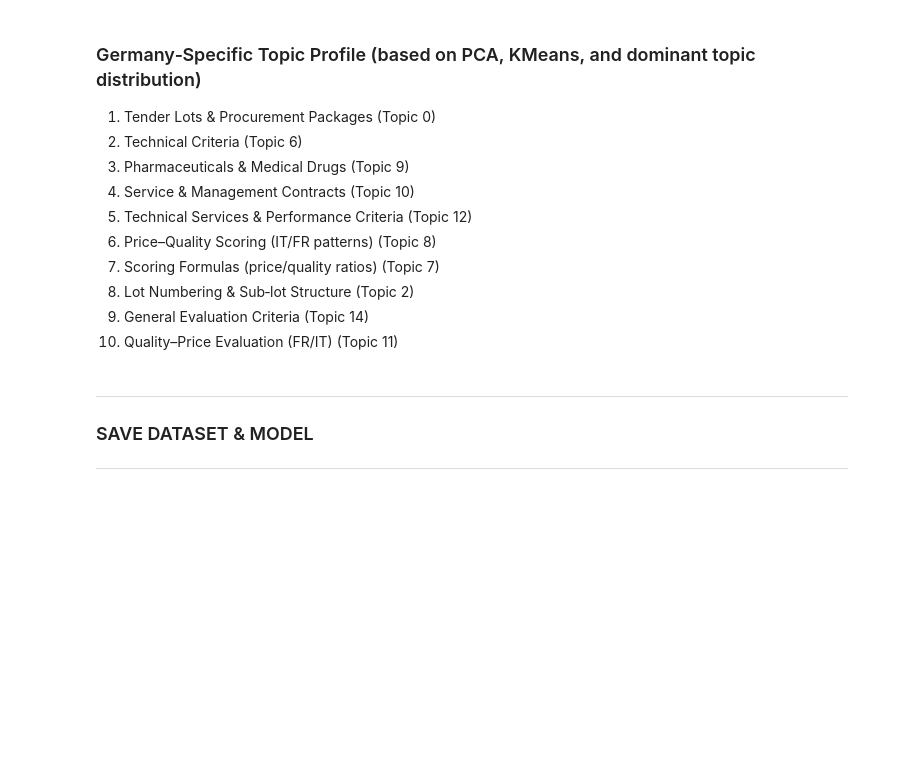
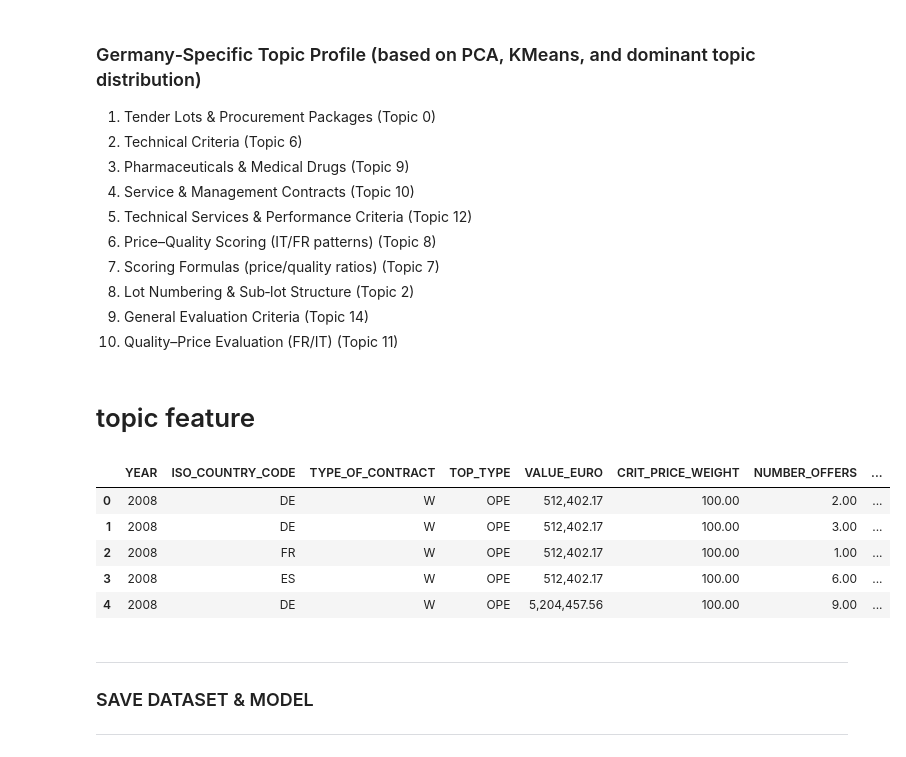
Before and after one commit to datascience-faina/public-procurement-support, a Jupyter notebook: notebooks/04_nlp_analysis.ipynb, the cells around one changed output. Cells and saved outputs as stored; diff of their text form; code cells hidden in the pictures; blank space fills up the shorter version.

```diff
--- a/notebooks/04_nlp_analysis.ipynb
+++ b/notebooks/04_nlp_analysis.ipynb
@@ -169,6 +173,3 @@ Index(['YEAR', 'ID_TYPE', 'CANCELLED', 'CORRECTIONS', 'ISO_COUNTRY_CODE',
-# %%
-# drop unnecessary column
-df = df.drop(columns="TEXT_ALL", errors="ignore").reset_index(drop=True)
 # %% [markdown]
 #### Notes: NLP Pipeline for Tender Risk Prediction
 
@@ -356,6 +296,21 @@ Name: count, dtype: int64
 8. Lot Numbering & Sub‑lot Structure (Topic 2)
 9. General Evaluation Criteria (Topic 14)
 10. Quality–Price Evaluation (FR/IT) (Topic 11)
+# %% [markdown]
+# topic feature
+# %%
+df = create_topic_id(df)
+# %%
+df = map_topic_name(df)
+# %%
+df.head()
+# %% [output]
+|  | YEAR | ISO_COUNTRY_CODE | TYPE_OF_CONTRACT | TOP_TYPE | VALUE_EURO | CRIT_PRICE_WEIGHT | NUMBER_OFFERS | ... |
+| 0 | 2008 | DE | W | OPE | 512,402.17 | 100.00 | 2.00 | ... |
+| 1 | 2008 | DE | W | OPE | 512,402.17 | 100.00 | 3.00 | ... |
+| 2 | 2008 | FR | W | OPE | 512,402.17 | 100.00 | 1.00 | ... |
+| 3 | 2008 | ES | W | OPE | 512,402.17 | 100.00 | 6.00 | ... |
+| 4 | 2008 | DE | W | OPE | 5,204,457.56 | 100.00 | 9.00 | ... |
 # %% [markdown]
 --------------
 ### SAVE DATASET & MODEL
```
Also changed, not shown: parts of 15 cells of this notebook, 14 other files.
